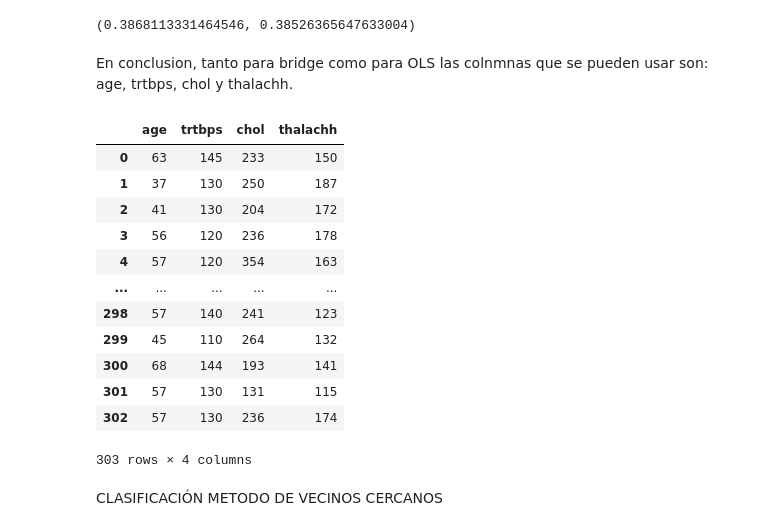
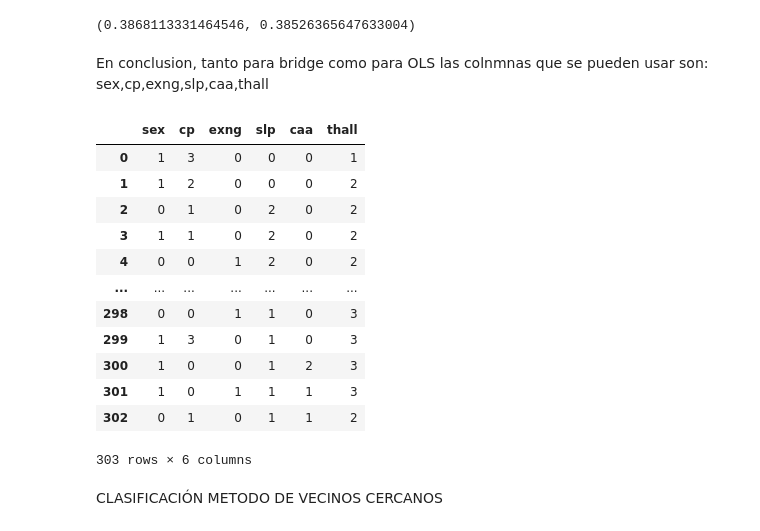
Before and after one commit to VicMan13/Trabajos_programacion, a Jupyter notebook: Prediccion_ataque_cardiaco.ipynb, the cells around one changed output. Cells and saved outputs as stored; diff of their text form; code cells hidden in the pictures.

```diff
--- a/Prediccion_ataque_cardiaco.ipynb
+++ b/Prediccion_ataque_cardiaco.ipynb
@@ -351,24 +386,24 @@ rmse_ols, rmse_ridge,
 # %% [output]
 (0.3868113331464546, 0.38526365647633004)
 # %% [markdown]
-En conclusion, tanto para bridge como para OLS las colnmnas que se pueden usar son: age, trtbps, chol y thalachh.
+En conclusion, tanto para bridge como para OLS las colnmnas que se pueden usar son: sex,cp,exng,slp,caa,thall
-# %%
-X_sel=X.iloc[:,[0,3,4,7]]
-X_sel
-# %% [output]
-|  | age | trtbps | chol | thalachh |
-| 0 | 63 | 145 | 233 | 150 |
-| 1 | 37 | 130 | 250 | 187 |
-| 2 | 41 | 130 | 204 | 172 |
-| 3 | 56 | 120 | 236 | 178 |
-| 4 | 57 | 120 | 354 | 163 |
-| ... | ... | ... | ... | ... |
-| 298 | 57 | 140 | 241 | 123 |
-| 299 | 45 | 110 | 264 | 132 |
-| 300 | 68 | 144 | 193 | 141 |
-| 301 | 57 | 130 | 131 | 115 |
-| 302 | 57 | 130 | 236 | 174 |
-303 rows × 4 columns
+# %%
+X_sel=X.iloc[:,[1,2,8,10,11,12]]
+X_sel
+# %% [output]
+|  | sex | cp | exng | slp | caa | thall |
+| 0 | 1 | 3 | 0 | 0 | 0 | 1 |
+| 1 | 1 | 2 | 0 | 0 | 0 | 2 |
+| 2 | 0 | 1 | 0 | 2 | 0 | 2 |
+| 3 | 1 | 1 | 0 | 2 | 0 | 2 |
+| 4 | 0 | 0 | 1 | 2 | 0 | 2 |
+| ... | ... | ... | ... | ... | ... | ... |
+| 298 | 0 | 0 | 1 | 1 | 0 | 3 |
+| 299 | 1 | 3 | 0 | 1 | 0 | 3 |
+| 300 | 1 | 0 | 0 | 1 | 2 | 3 |
+| 301 | 1 | 0 | 1 | 1 | 1 | 3 |
+| 302 | 0 | 1 | 0 | 1 | 1 | 2 |
+303 rows × 6 columns
 # %% [markdown]
 CLASIFICACIÓN METODO DE VECINOS CERCANOS
 # %%
```
Also changed, not shown: parts of 30 cells of this notebook.
